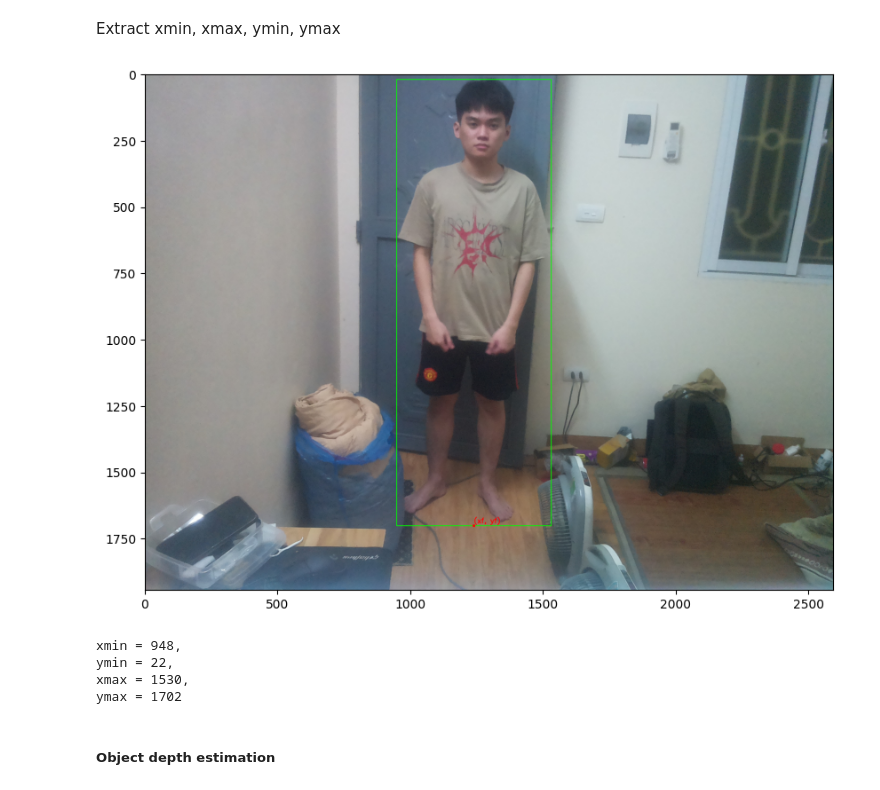
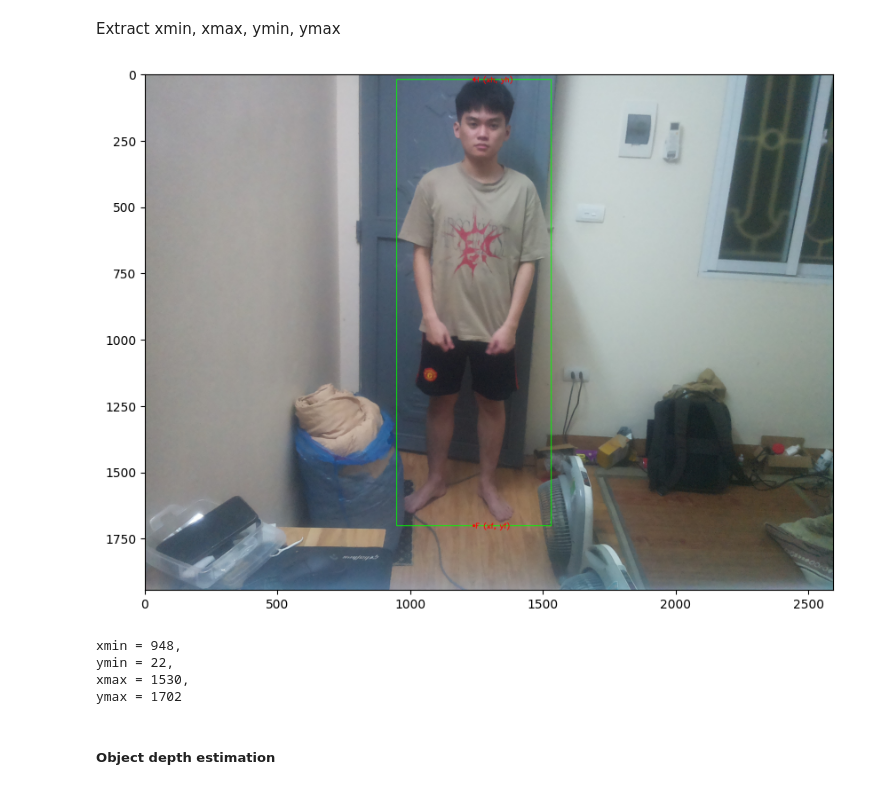
Before and after one commit to nhchung11/Distance-estimation-based-on-one-camera, a Jupyter notebook: Distance.ipynb, the cells around one changed output. Drawn from its saved outputs; the diff is of its cells as text; code cells hidden in the pictures.

```diff
--- a/Distance.ipynb
+++ b/Distance.ipynb
@@ -57,31 +56,38 @@ Extract xmin, xmax, ymin, ymax
 # %%
 CONFIDENCE_THRESHOLD = 0.8
 GREEN = (0, 255, 0)
 
 detections = model(img, verbose=False)[0]
 for data in detections.boxes.data.tolist():
         # extract the confidence (i.e., probability) associated with the detection
         confidence = data[4]
 
         # filter out weak detections by ensuring the
         # confidence is greater than the minimum confidence
         if float(confidence) < CONFIDENCE_THRESHOLD:
             continue
 
         # if the confidence is greater than the minimum confidence,
         # draw the bounding box on the frame
         xmin, ymin, xmax, ymax = int(data[0]), int(data[1]), int(data[2]), int(data[3])
         cv2.rectangle(img, (xmin, ymin) , (xmax, ymax), GREEN, 2)
 xf = int(0.5 * (xmin + xmax))
 yf = int(ymax)
+
+xh = int (0.5 * (xmin + xmax))
+yh = int(ymin)
+
 cv2.circle(img, (xf, yf), radius=5, color=(0, 0, 255), thickness=-1)
-cv2.putText(img, "(xf, yf)", (xf, yf - 10), cv2.FONT_HERSHEY_SIMPLEX, 0.9, (0, 0, 255), 2)
+cv2.circle(img, (xh, yh), radius=5, color=(0, 0, 255), thickness=-1)
+
+cv2.putText(img, "F (xf, yf)", (xf + 5, yf + 10), cv2.FONT_HERSHEY_SIMPLEX, 0.9, (0, 0, 255), 2)
+cv2.putText(img, "H (xh, yh)", (xh, yh + 10), cv2.FONT_HERSHEY_SIMPLEX, 0.9, (0, 0, 255), 2)
 plt.figure(figsize=(10, 10))
 plt.imshow(cv2.cvtColor(img, cv2.COLOR_BGR2RGB))
 plt.show()
 print("xmin = {},\nymin = {},\nxmax = {},\nymax = {}".format(xmin, ymin, xmax, ymax))
 # %% [output]
-[figure, old version]
+[figure, new version]
 xmin = 948,
 ymin = 22,
 xmax = 1530,
```
Also changed, not shown: parts of 21 cells of this notebook, 3 other files.
